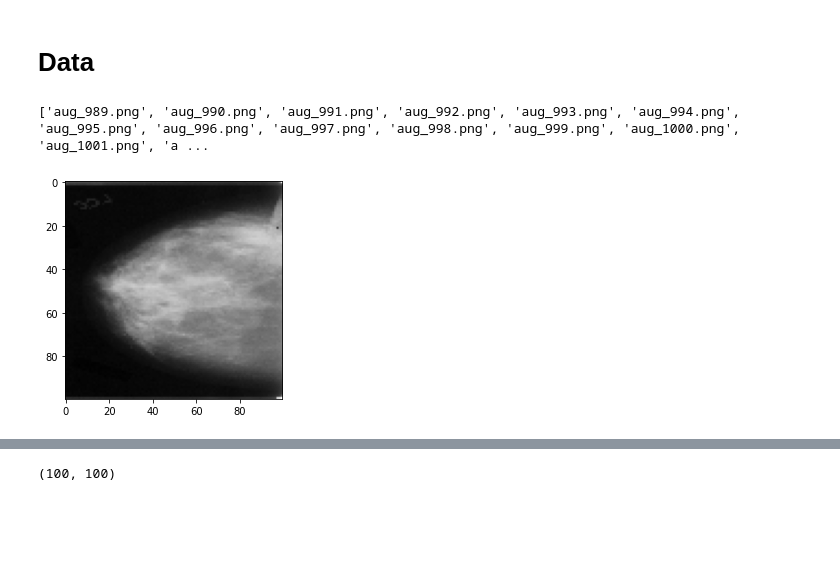
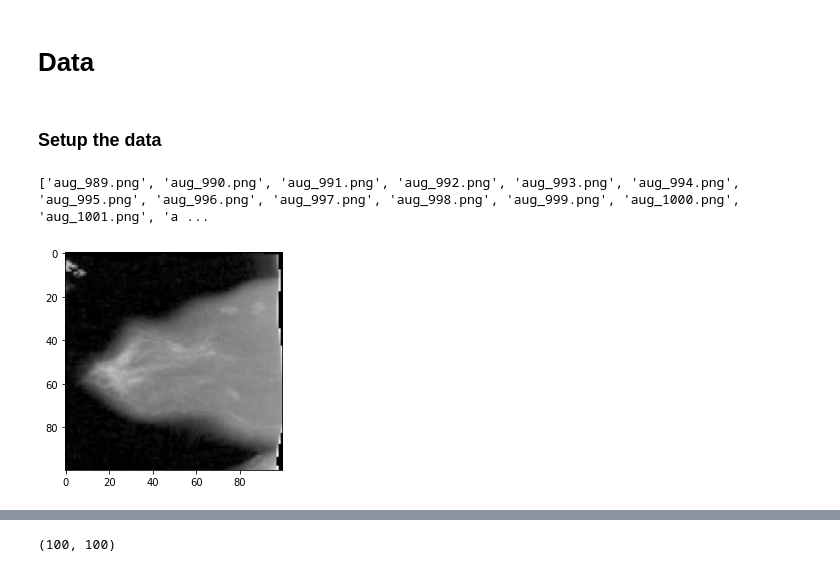
Before and after one commit to comHack/Mammography_DL_Classification, a Jupyter notebook: SecondNotebook.ipynb, the cells around one changed output, grey strips where cells are left out. Saved outputs shown, nothing was run; the diff lists cells and outputs as text; code cells hidden in the pictures; blank space fills up the shorter version.

```diff
--- a/SecondNotebook.ipynb
+++ b/SecondNotebook.ipynb
@@ -42,5 +45,7 @@ FileExistsError: ignored
 # %% [markdown]
 # **Data**
+# %% [markdown]
+### **Setup the data**
 # %%
 # data folder link to the images_resized_2 folder in your drive
 data_folder = '/gdrive/My Drive/Breast Cancer Detection/images_resized_2'
@@ -52,13 +57,14 @@ print(os.listdir(os.path.join(data_folder, classes[0])))
 # %% [output]
 ['aug_989.png', 'aug_990.png', 'aug_991.png', 'aug_992.png', 'aug_993.png', 'aug_994.png', 'aug_995.png', 'aug_996.png', 'aug_997.png', 'aug_998.png', 'aug_999.png', 'aug_1000.png', 'aug_1001.png', 'a ...
 # %%
-num_image = 153
-classe = 1
+num_image = 251
+classe = 0
 path = os.path.join(data_folder, classes[classe])
 images = os.listdir(path)
 image = os.path.join(path, images[num_image])
 image_arr = cv.imread(image, cv.IMREAD_GRAYSCALE)
+new_arr = image_arr / 255
 plt.imshow(image_arr, cmap='gray')
 plt.show()
 # %% [output]
-[figure, old version]
+[figure, new version]
```
Also changed, not shown: parts of 70 cells of this notebook.
